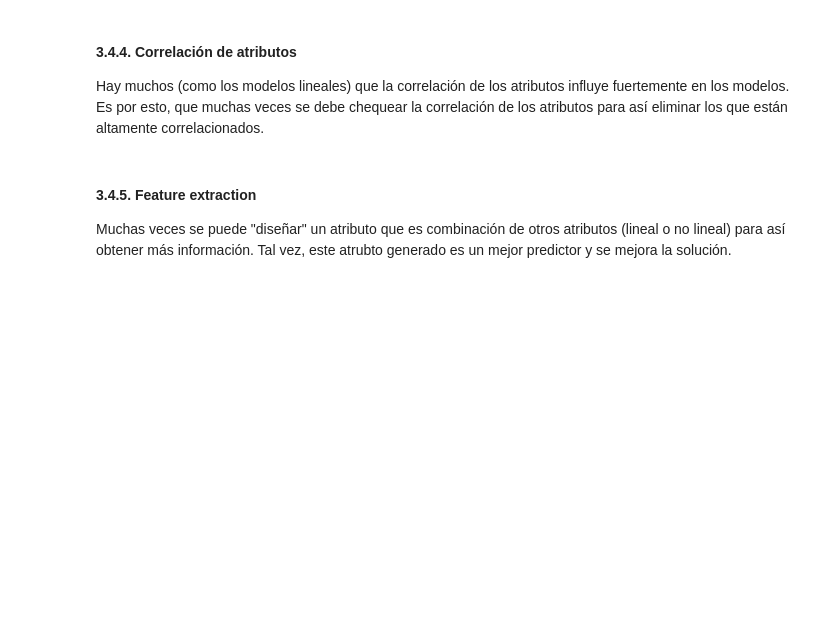
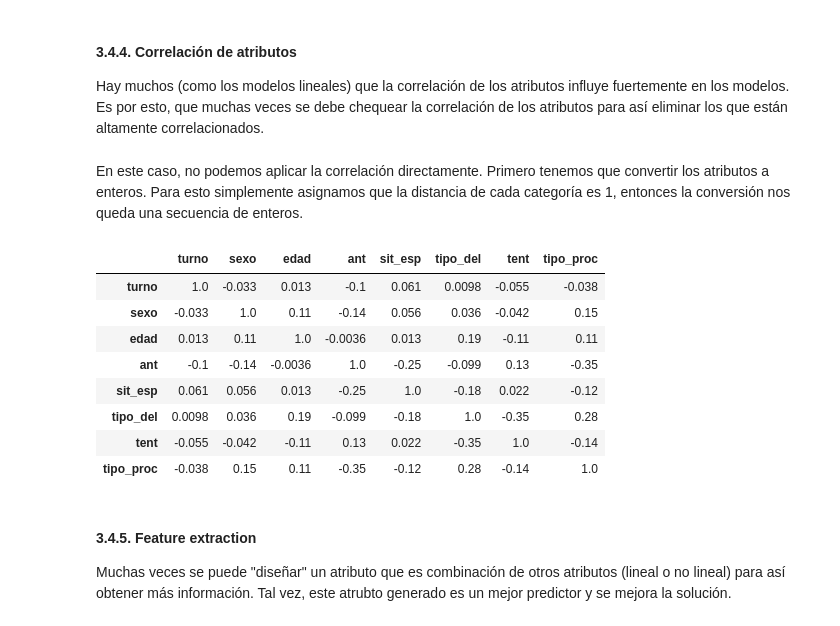
Before and after one commit to brunomaso1/ml-porfolio, a Jupyter notebook: content/posts/jupyter-notebooks/2018/Voy_preso_o_no_analisis_dataset_penal2016_python.ipynb, the cells around one changed output. Saved outputs shown, nothing was run; the diff lists cells and outputs as text; code cells hidden in the pictures; blank space fills up the shorter version.

```diff
--- a/content/posts/jupyter-notebooks/2018/Voy_preso_o_no_analisis_dataset_penal2016_python.ipynb
+++ b/content/posts/jupyter-notebooks/2018/Voy_preso_o_no_analisis_dataset_penal2016_python.ipynb
@@ -943,0 +1039,13 @@ Hay muchos modelos en los cuales los outliers reducen la performance o inducen u
+# %%
+# Eliminacion de la categoría 5,
+
+# Unimos con la variable objetivo para que los cambios sean coherentes.
+data['tipo_proc'] = label.values
+
+# Eliminamos la categoría.
+data = data[data.sit_esp != 5]
+
+# Obtenemos la variable objetivo.
+label = data['tipo_proc']
+# Eliminamos la variable objetivo de los predictores para realizar las transformaciones solamente a los predictores.
+data.drop(['tipo_proc'], axis=1, inplace=True)
@@ -945,6 +1067,20 @@ Hay muchos modelos en los cuales los outliers reducen la performance o inducen u
 #### 3.4.4. Correlación de atributos <a class="anchor" id="3.4.4-bullet"></a>
 
 Hay muchos (como los modelos lineales) que la correlación de los atributos influye fuertemente en los modelos. Es por esto, que muchas veces se debe chequear la correlación de los atributos para así eliminar los que están altamente correlacionados.
+# %% [markdown]
+En este caso, no podemos aplicar la correlación directamente. Primero tenemos que convertir los atributos a enteros. Para esto simplemente asignamos que la distancia de cada categoría es 1, entonces la conversión nos queda una secuencia de enteros.
+# %%
+data.corr(method='pearson').style.format("{:.2}").background_gradient(cmap=plt.get_cmap('coolwarm'), axis=1)
+# %% [output]
+|  | turno | sexo | edad | ant | sit_esp | tipo_del | tent | tipo_proc |
+| turno | 1.0 | -0.033 | 0.013 | -0.1 | 0.061 | 0.0098 | -0.055 | -0.038 |
+| sexo | -0.033 | 1.0 | 0.11 | -0.14 | 0.056 | 0.036 | -0.042 | 0.15 |
+| edad | 0.013 | 0.11 | 1.0 | -0.0036 | 0.013 | 0.19 | -0.11 | 0.11 |
+| ant | -0.1 | -0.14 | -0.0036 | 1.0 | -0.25 | -0.099 | 0.13 | -0.35 |
+| sit_esp | 0.061 | 0.056 | 0.013 | -0.25 | 1.0 | -0.18 | 0.022 | -0.12 |
+| tipo_del | 0.0098 | 0.036 | 0.19 | -0.099 | -0.18 | 1.0 | -0.35 | 0.28 |
+| tent | -0.055 | -0.042 | -0.11 | 0.13 | 0.022 | -0.35 | 1.0 | -0.14 |
+| tipo_proc | -0.038 | 0.15 | 0.11 | -0.35 | -0.12 | 0.28 | -0.14 | 1.0 |
 # %% [markdown]
 #### 3.4.5. Feature extraction <a class="anchor" id="3.4.5-bullet"></a>
 
```
Also changed, not shown: parts of 20 cells of this notebook, 1 other file.
